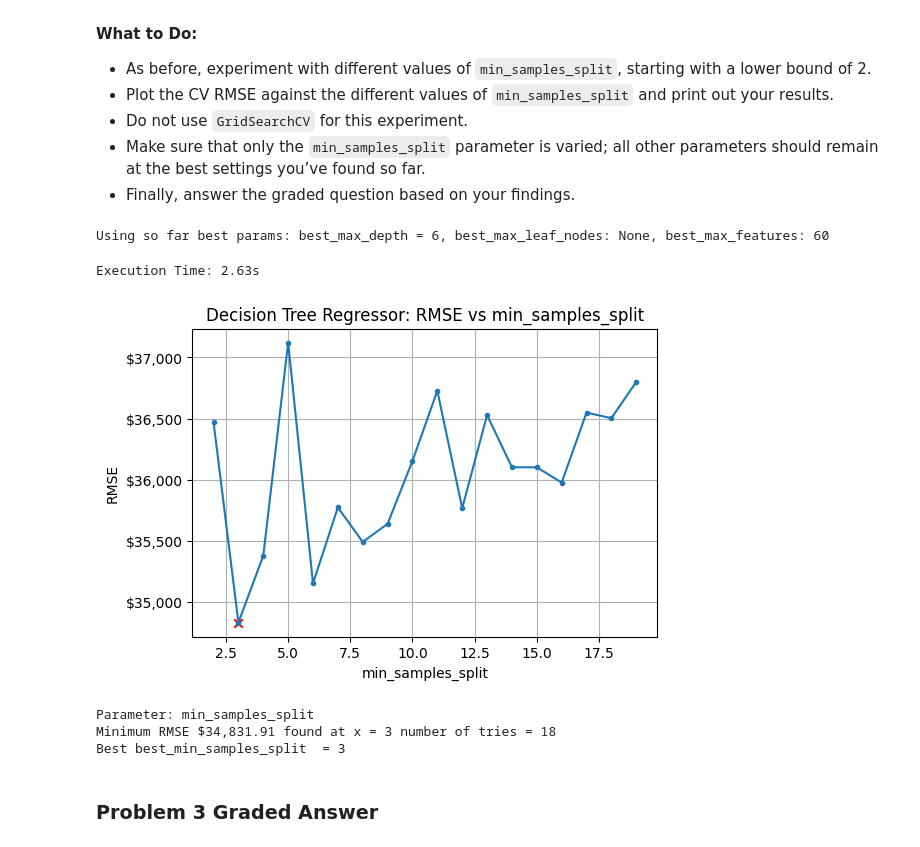
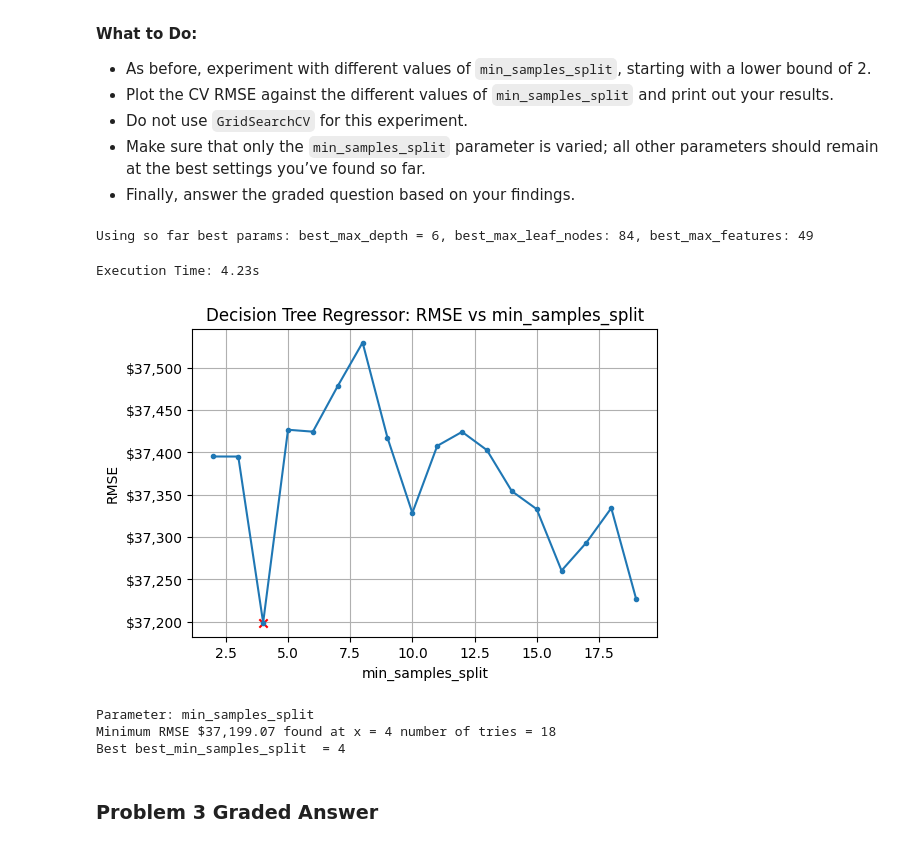
Before and after one commit to SergeyNelyapenkoBU/Module-3-Assignments, a Jupyter notebook: Homework_06.ipynb, the cells around one changed output. Cells and saved outputs as stored; diff of their text form; code cells hidden in the pictures.

```diff
--- a/Homework_06.ipynb
+++ b/Homework_06.ipynb
@@ -380,6 +380,6 @@ Execution Time: 25.92s
 # %%
-p1c_min_RMSE, best_max_leaf_nodes = find_minimum_rmse_and_plot(MSEs, param, parameter_list)
-print(f"Best best_max_leaf_nodes  = {best_max_leaf_nodes}")
+p1c_min_RMSE, p1c_best_max_leaf_nodes = find_minimum_rmse_and_plot(MSEs, param, parameter_list)
+print(f"Best best_max_leaf_nodes  = {p1c_best_max_leaf_nodes}")
 
 p1_rmse_results = [p1b_min_RMSE, p1c_min_RMSE]
 p1_rmse_results_names = ['max_depth', 'max_leaf_nodes ']
@@ -533,7 +545,7 @@ for mf in tqdm(parameter_list):
                                              max_features=mf,
                                              min_samples_split=2,
                                              min_samples_leaf=1,
-                                             max_leaf_nodes=best_max_leaf_nodes,
+                                             max_leaf_nodes=p1c_best_max_leaf_nodes,
                                              criterion='squared_error',
                                              ccp_alpha=0.0,
                                              random_state=random_state,
@@ -550,7 +562,7 @@ Execution Time: 16.33s
 # %%
 print(f"total_features: {total_features}")
-p2_min_RMSE, best_max_features = find_minimum_rmse_and_plot(MSEs, param, parameter_list)
-best_max_features = best_max_features+1 #
-print(f"Best best_max_features  = {best_max_features}")
+p2_min_RMSE, p2_best_max_features = find_minimum_rmse_and_plot(MSEs, param, parameter_list)
+p2_best_max_features = p2_best_max_features+1 #
+print(f"Best p2_best_max_features  = {p2_best_max_features}")
 # %% [output]
 total_features: 74
@@ -583,7 +595,7 @@ In this problem, you will investigate how the min_samples_split parameter affect
 # %%
 # Your code here
 
-print(f"Using so far best params: best_max_depth = {best_max_depth}, best_max_leaf_nodes: {best_max_leaf_nodes}, best_max_features: {best_max_features}")
+print(f"Using so far best params: best_max_depth = {best_max_depth}, best_max_leaf_nodes: {p1c_best_max_leaf_nodes}, best_max_features: {p2_best_max_features}")
 
 # record beginning time
 start = time.time()
@@ -598,14 +610,14 @@ for mss in tqdm(parameter_list):
 
     MSEs.append( run_decision_tree_regressor(X_train,y_train,
                                              max_depth = best_max_depth,
-                                             max_features=best_max_features,
+                                             max_features=p2_best_max_features,
                                              min_samples_split=mss,
                                              min_samples_leaf=1,
-                                             max_leaf_nodes=best_max_leaf_nodes,
+                                             max_leaf_nodes=p1c_best_max_leaf_nodes,
                                              criterion='squared_error',
                                              ccp_alpha=0.0,
                                              random_state=random_state,
-                                             cv=5,
+                                             cv=repeated_cv,
                                              n_jobs= -1,
                                              visualize=False
                                             ) )
@@ -614,16 +626,16 @@ for mss in tqdm(parameter_list):
 end = time.time()
 print(f"Execution Time: " + format_time(end-start))
 # %% [output]
-Using so far best params: best_max_depth = 6, best_max_leaf_nodes: None, best_max_features: 60
+Using so far best params: best_max_depth = 6, best_max_leaf_nodes: 84, best_max_features: 49
-Execution Time: 2.63s
+Execution Time: 4.23s
 # %%
-p3_min_RMSE, best_min_samples_split = find_minimum_rmse_and_plot(MSEs, param, parameter_list)
-print(f"Best best_min_samples_split  = {best_min_samples_split}")
+p3_min_RMSE, p3_best_min_samples_split = find_minimum_rmse_and_plot(MSEs, param, parameter_list)
+print(f"Best best_min_samples_split  = {p3_best_min_samples_split}")
 # %% [output]
-[figure, old version]
+[figure, new version]
 Parameter: min_samples_split
-Minimum RMSE $34,831.91 found at x = 3 number of tries = 18
-Best best_min_samples_split  = 3
+Minimum RMSE $37,199.07 found at x = 4 number of tries = 18
+Best best_min_samples_split  = 4
 # %% [markdown]
 ### Problem 3 Graded Answer
 # %%
```
Also changed, not shown: parts of 20 cells of this notebook.
